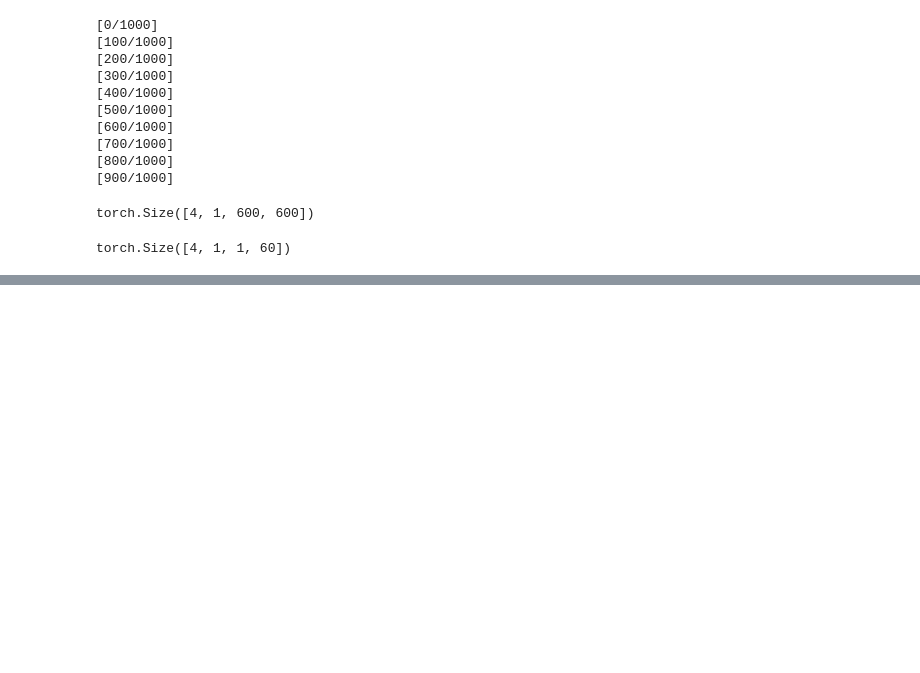
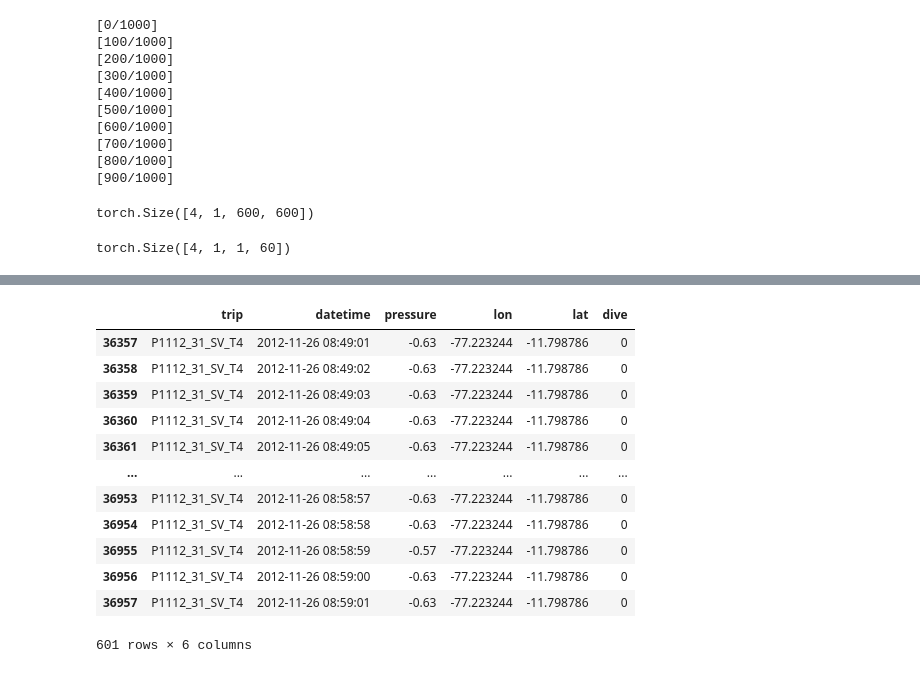
Before and after one commit to AmedeeRoy/BirdDL, a Jupyter notebook: Dive_Prediction_MatrixDistance.ipynb, the cells around one changed output, grey strips where cells are left out. Saved outputs shown, nothing was run; the diff lists cells and outputs as text; code cells hidden in the pictures; blank space fills up the shorter version.

```diff
--- a/Dive_Prediction_MatrixDistance.ipynb
+++ b/Dive_Prediction_MatrixDistance.ipynb
@@ -572,0 +535,16 @@ Step [10000/10000], Loss: 24.1415, Accuracy: 43.77741842505902 %
+# %%
+train_trajs[102][36357:36357+601]
+# %% [output]
+|  | trip | datetime | pressure | lon | lat | dive |
+| 36357 | P1112_31_SV_T4 | 2012-11-26 08:49:01 | -0.63 | -77.223244 | -11.798786 | 0 |
+| 36358 | P1112_31_SV_T4 | 2012-11-26 08:49:02 | -0.63 | -77.223244 | -11.798786 | 0 |
+| 36359 | P1112_31_SV_T4 | 2012-11-26 08:49:03 | -0.63 | -77.223244 | -11.798786 | 0 |
+| 36360 | P1112_31_SV_T4 | 2012-11-26 08:49:04 | -0.63 | -77.223244 | -11.798786 | 0 |
+| 36361 | P1112_31_SV_T4 | 2012-11-26 08:49:05 | -0.63 | -77.223244 | -11.798786 | 0 |
+| ... | ... | ... | ... | ... | ... | ... |
+| 36953 | P1112_31_SV_T4 | 2012-11-26 08:58:57 | -0.63 | -77.223244 | -11.798786 | 0 |
+| 36954 | P1112_31_SV_T4 | 2012-11-26 08:58:58 | -0.63 | -77.223244 | -11.798786 | 0 |
+| 36955 | P1112_31_SV_T4 | 2012-11-26 08:58:59 | -0.57 | -77.223244 | -11.798786 | 0 |
+| 36956 | P1112_31_SV_T4 | 2012-11-26 08:59:00 | -0.63 | -77.223244 | -11.798786 | 0 |
+| 36957 | P1112_31_SV_T4 | 2012-11-26 08:59:01 | -0.63 | -77.223244 | -11.798786 | 0 |
+601 rows × 6 columns
```
Also changed, not shown: parts of 11 cells of this notebook.
